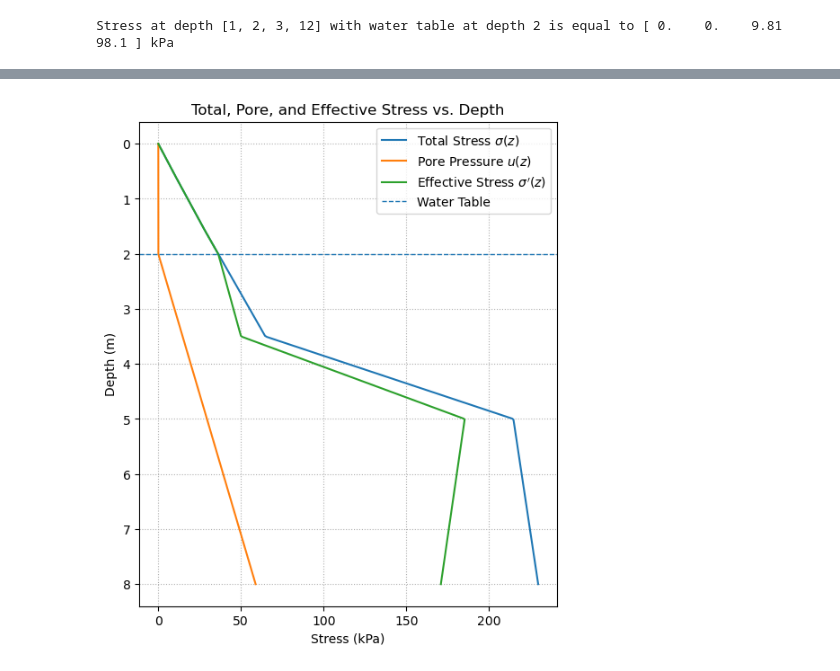
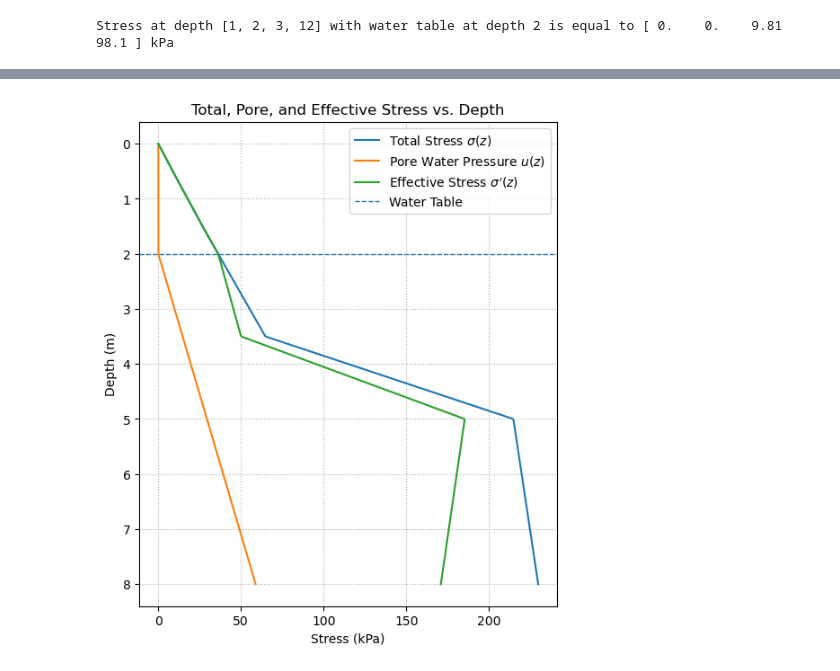
Before and after one commit to alexfrantzis77/gercode, a Jupyter notebook: Effective_Stress/dist/autograder/Effective_Stress_notebook.ipynb, the cells around one changed output, grey strips where cells are left out. Saved outputs shown, nothing was run; the diff lists cells and outputs as text; code cells hidden in the pictures.

```diff
--- a/Effective_Stress/dist/autograder/Effective_Stress_notebook.ipynb
+++ b/Effective_Stress/dist/autograder/Effective_Stress_notebook.ipynb
@@ -297,7 +320,7 @@ def getEffStress(depths, thickness, density, water_table_depth, gamma_w=9.81):
     return totalStress - porePressure # SOLUTION
 # %%
 # TEST YOUR FUNCTION HERE
-deptha = 1 # SOLUTION
+depths = [1,4,7] # SOLUTION
 q3 = getEffStress(depths, [0.5, 1.0, 2.0, 1.5, 3.0],[17.5, 18.0, 19.0, 20.5, 21.0],water_table_depth=2.0) # SOLUTION
 
 # print result
@@ -377,32 +400,32 @@ def createFigure():
 
     # Sample depths and compute values
     depth = np.cumsum(thickness) # Adds up thicknesses. Last value is the max depth.
     z_max = depth[-1]
     depths = np.linspace(0, z_max, 400)
 
     totalStress = getStress(depths, thickness, densities)# SOLUTION
     porePressure  = getPP(depths, water_table_depth, gamma_w)# SOLUTION
     effStress = getEffStress(depths, thickness, densities, water_table_depth, gamma_w)# SOLUTION
 
     # Plot
     fig_1 = plt.figure(figsize=(6, 7)) # Do not change this line
 
     plt.plot(totalStress,   depths, label=r"Total Stress $\sigma(z)$") # SOLUTION
-    plt.plot(porePressure,   depths, label=r"Pore Pressure $u(z)$") # SOLUTION
+    plt.plot(porePressure,   depths, label=r"Pore Water Pressure $u(z)$") # SOLUTION
     plt.plot(effStress, depths, label=r"Effective Stress $\sigma'(z)$") # SOLUTION
 
     # Water table reference line
     plt.axhline(y=water_table_depth, linestyle="--", linewidth=1, label="Water Table")
 
     # Axes formatting
     plt.gca().invert_yaxis()  # depth increases downward
     plt.xlabel("Stress (kPa)") # SOLUTION
     plt.ylabel("Depth (m)") # SOLUTION
     plt.title("Total, Pore, and Effective Stress vs. Depth") # SOLUTION
     plt.legend()
     plt.grid(True, linestyle=":", linewidth=0.8)
     return fig_1
 
 fig = createFigure()
 # %% [output]
-[figure, old version]
+[figure, new version]
```
Also changed, not shown: parts of 21 cells of this notebook, 17 other files.
